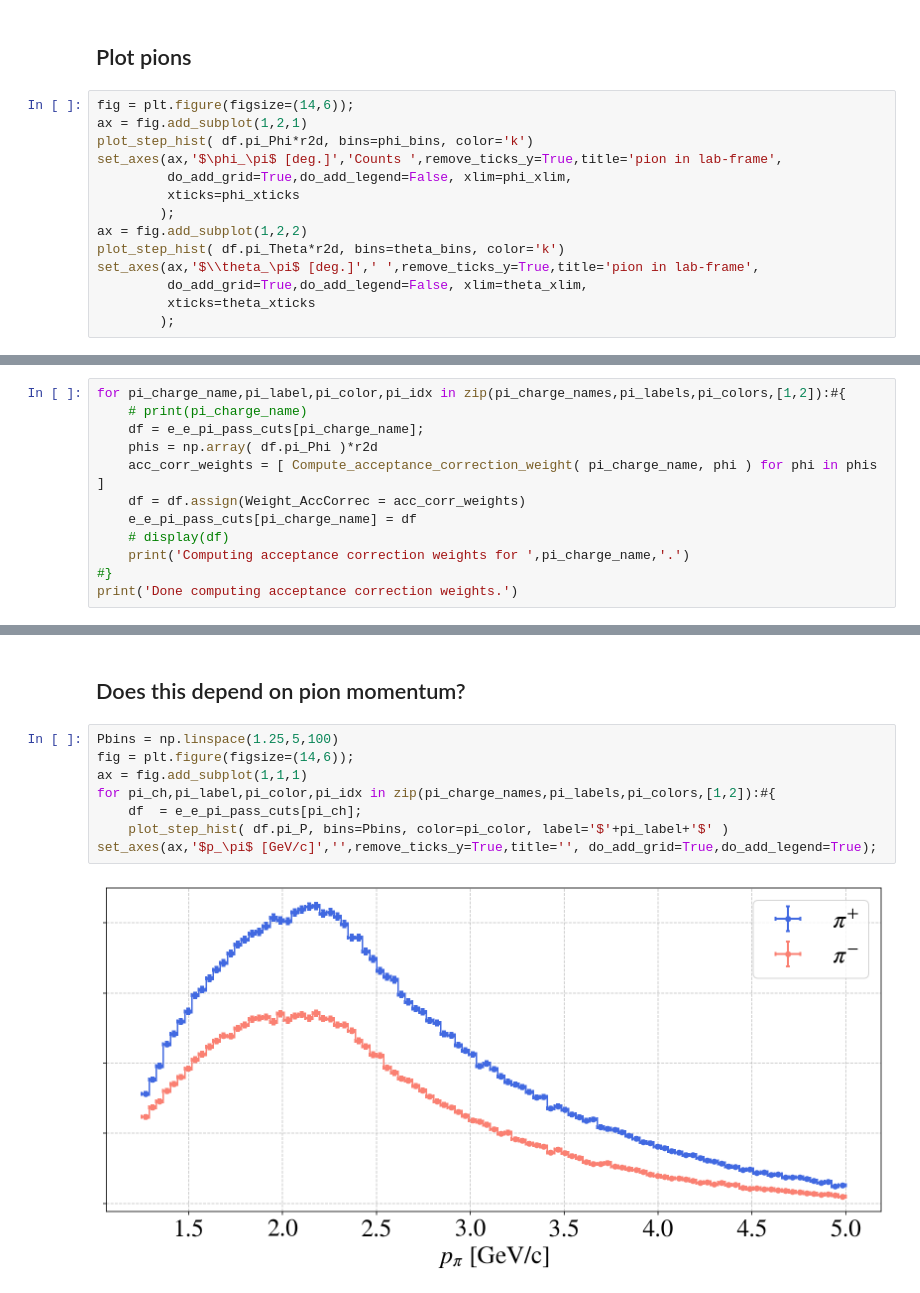
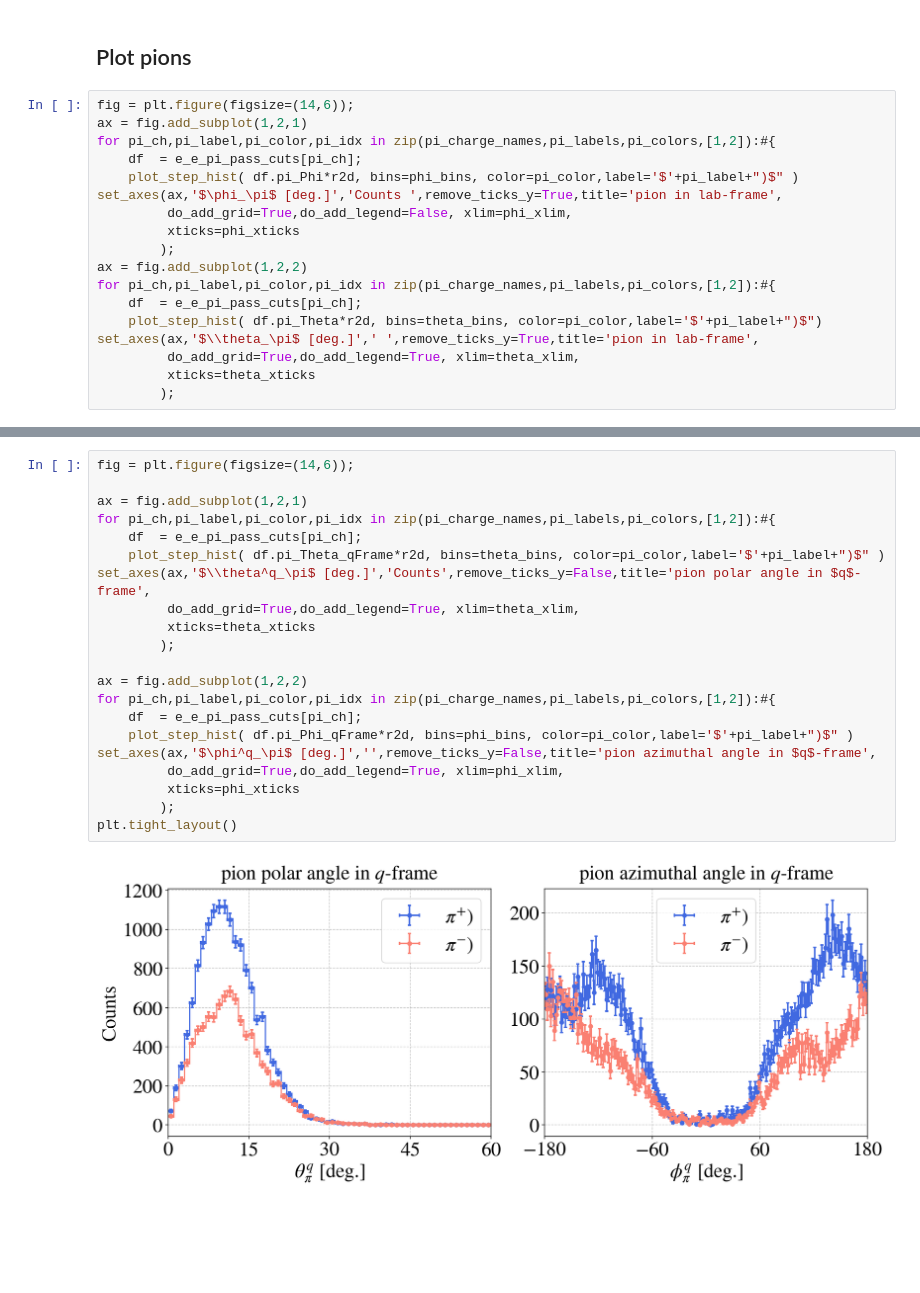
Before and after one commit to erezcoh4/SIDIS_at_BAND, a Jupyter notebook: PythonAnalysis/AcceptanceCorrections/pion_pi_in_qFrame.ipynb, the cells around one changed output, grey strips where cells are left out. Saved outputs shown, nothing was run; the diff lists cells and outputs as text; blank space fills up the shorter version.

```diff
--- a/PythonAnalysis/AcceptanceCorrections/pion_pi_in_qFrame.ipynb
+++ b/PythonAnalysis/AcceptanceCorrections/pion_pi_in_qFrame.ipynb
@@ -88,15 +92,19 @@ set_axes(ax,'$\\theta_e$ [deg.]',' ',remove_ticks_y=True,title='electron in $q$-
 # %%
 fig = plt.figure(figsize=(14,6));
 ax = fig.add_subplot(1,2,1)
-plot_step_hist( df.pi_Phi*r2d, bins=phi_bins, color='k')
+for pi_ch,pi_label,pi_color,pi_idx in zip(pi_charge_names,pi_labels,pi_colors,[1,2]):#{
+    df  = e_e_pi_pass_cuts[pi_ch];
+    plot_step_hist( df.pi_Phi*r2d, bins=phi_bins, color=pi_color,label='$'+pi_label+")$" )
 set_axes(ax,'$\phi_\pi$ [deg.]','Counts ',remove_ticks_y=True,title='pion in lab-frame',
          do_add_grid=True,do_add_legend=False, xlim=phi_xlim,
          xticks=phi_xticks
         );
 ax = fig.add_subplot(1,2,2)
-plot_step_hist( df.pi_Theta*r2d, bins=theta_bins, color='k')
+for pi_ch,pi_label,pi_color,pi_idx in zip(pi_charge_names,pi_labels,pi_colors,[1,2]):#{
+    df  = e_e_pi_pass_cuts[pi_ch];
+    plot_step_hist( df.pi_Theta*r2d, bins=theta_bins, color=pi_color,label='$'+pi_label+")$")
 set_axes(ax,'$\\theta_\pi$ [deg.]',' ',remove_ticks_y=True,title='pion in lab-frame',
-         do_add_grid=True,do_add_legend=False, xlim=theta_xlim,
+         do_add_grid=True,do_add_legend=True, xlim=theta_xlim,
          xticks=theta_xticks
         );
 # %% [output]
@@ -260,12 +111,0 @@ W_acc_corr: 3.0047003525264393
-# %%
-for pi_charge_name,pi_label,pi_color,pi_idx in zip(pi_charge_names,pi_labels,pi_colors,[1,2]):#{
-    # print(pi_charge_name)
-    df = e_e_pi_pass_cuts[pi_charge_name];
-    phis = np.array( df.pi_Phi )*r2d
-    acc_corr_weights = [ Compute_acceptance_correction_weight( pi_charge_name, phi ) for phi in phis ]
-    df = df.assign(Weight_AccCorrec = acc_corr_weights)
-    e_e_pi_pass_cuts[pi_charge_name] = df
-    # display(df)
-    print('Computing acceptance correction weights for ',pi_charge_name,'.')
-#}
-print('Done computing acceptance correction weights.')
@@ -410,12 +112,23 @@ plt.tight_layout()
-# %% [markdown]
-## Does this depend on pion momentum?
 # %%
-Pbins = np.linspace(1.25,5,100)
 fig = plt.figure(figsize=(14,6));
-ax = fig.add_subplot(1,1,1)
+
+ax = fig.add_subplot(1,2,1)
 for pi_ch,pi_label,pi_color,pi_idx in zip(pi_charge_names,pi_labels,pi_colors,[1,2]):#{
     df  = e_e_pi_pass_cuts[pi_ch];
-    plot_step_hist( df.pi_P, bins=Pbins, color=pi_color, label='$'+pi_label+'$' )
-set_axes(ax,'$p_\pi$ [GeV/c]','',remove_ticks_y=True,title='', do_add_grid=True,do_add_legend=True);
+    plot_step_hist( df.pi_Theta_qFrame*r2d, bins=theta_bins, color=pi_color,label='$'+pi_label+")$" )
+set_axes(ax,'$\\theta^q_\pi$ [deg.]','Counts',remove_ticks_y=False,title='pion polar angle in $q$-frame',
+         do_add_grid=True,do_add_legend=True, xlim=theta_xlim,
+         xticks=theta_xticks
+        );
+
+ax = fig.add_subplot(1,2,2)
+for pi_ch,pi_label,pi_color,pi_idx in zip(pi_charge_names,pi_labels,pi_colors,[1,2]):#{
+    df  = e_e_pi_pass_cuts[pi_ch];
+    plot_step_hist( df.pi_Phi_qFrame*r2d, bins=phi_bins, color=pi_color,label='$'+pi_label+")$" )
+set_axes(ax,'$\phi^q_\pi$ [deg.]','',remove_ticks_y=False,title='pion azimuthal angle in $q$-frame',
+         do_add_grid=True,do_add_legend=True, xlim=phi_xlim,
+         xticks=phi_xticks
+        );
+plt.tight_layout()
 # %% [output]
-[figure, old version]
+[figure, new version]
```
Also changed, not shown: parts of 32 cells of this notebook, 1 other file.
